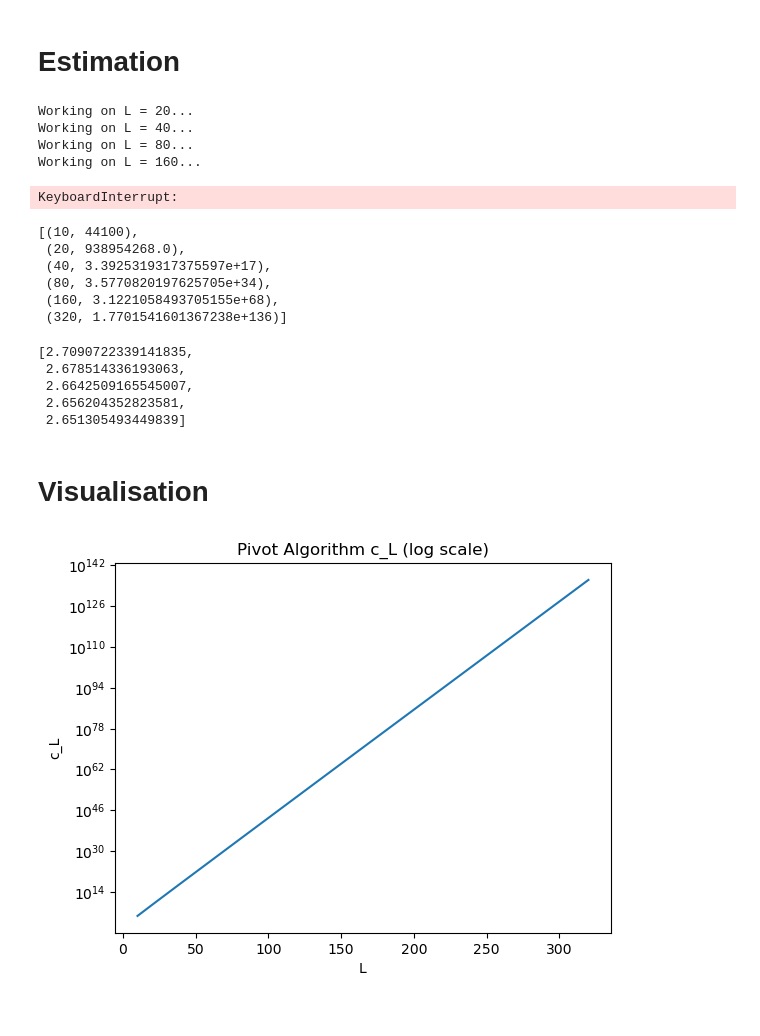
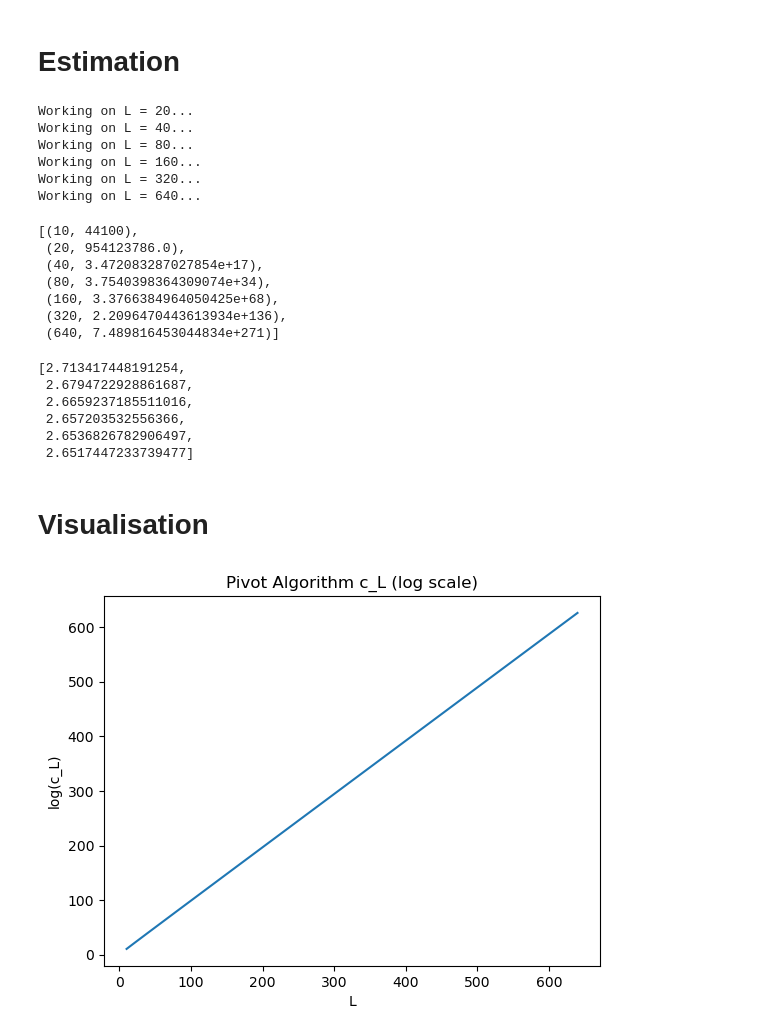
Before and after one commit to danielstoopendahl/self-avoiding-random-walk, a Jupyter notebook: pivot.ipynb, the cells around one changed output. Drawn from its saved outputs; the diff is of its cells as text; code cells hidden in the pictures.

```diff
--- a/pivot.ipynb
+++ b/pivot.ipynb
@@ -219,4 +199,4 @@ def generate_saw_pivot_multi(L, n, nbr_threads):
     # Combine results
     return np.vstack(results)
 # %%
-generate_saw_pivot_multi(80, 10_000, 8)
+Z = generate_saw_pivot_multi(80, 10_000, 8)
@@ -255,24 +217,27 @@ Working on L = 20...
 Working on L = 40...
 Working on L = 80...
 Working on L = 160...
+Working on L = 320...
+Working on L = 640...
-KeyboardInterrupt:
 # %%
 C_pivot
 # %% [output]
 [(10, 44100),
- (20, 938954268.0),
- (40, 3.3925319317375597e+17),
- (80, 3.5770820197625705e+34),
- (160, 3.1221058493705155e+68),
- (320, 1.7701541601367238e+136)]
+ (20, 954123786.0),
+ (40, 3.472083287027854e+17),
+ (80, 3.7540398364309074e+34),
+ (160, 3.3766384964050425e+68),
+ (320, 2.2096470443613934e+136),
+ (640, 7.489816453044834e+271)]
 # %%
 estimate_mu(C_pivot)
 # %% [output]
-[2.7090722339141835,
- 2.678514336193063,
- 2.6642509165545007,
- 2.656204352823581,
- 2.651305493449839]
+[2.713417448191254,
+ 2.6794722928861687,
+ 2.6659237185511016,
+ 2.657203532556366,
+ 2.6536826782906497,
+ 2.6517447233739477]
 # %%
 X = np.array([L for L, _ in C_pivot])
 Y1 = np.array([c_L for _, c_L in C_pivot])
@@ -280,14 +245,14 @@ Y2 = np.array([mu for mu in estimate_mu(C_pivot)])
 # %% [markdown]
 # Visualisation
 # %%
-plt.plot(X, Y1)
+plt.plot(X, np.log(Y1))
 plt.title("Pivot Algorithm c_L (log scale)")
 plt.xlabel("L")
-plt.yscale("log")
-plt.ylabel("c_L")
+
+plt.ylabel("log(c_L)")
 plt.savefig("diagrams/pivot1.png")
 # %% [output]
-[figure, old version]
+[figure, new version]
 # %%
 plt.plot(X[1:], Y2)
 plt.title("Pivot Algorithm mu")
```
Also changed, not shown: parts of 5 cells of this notebook, 5 other files.
